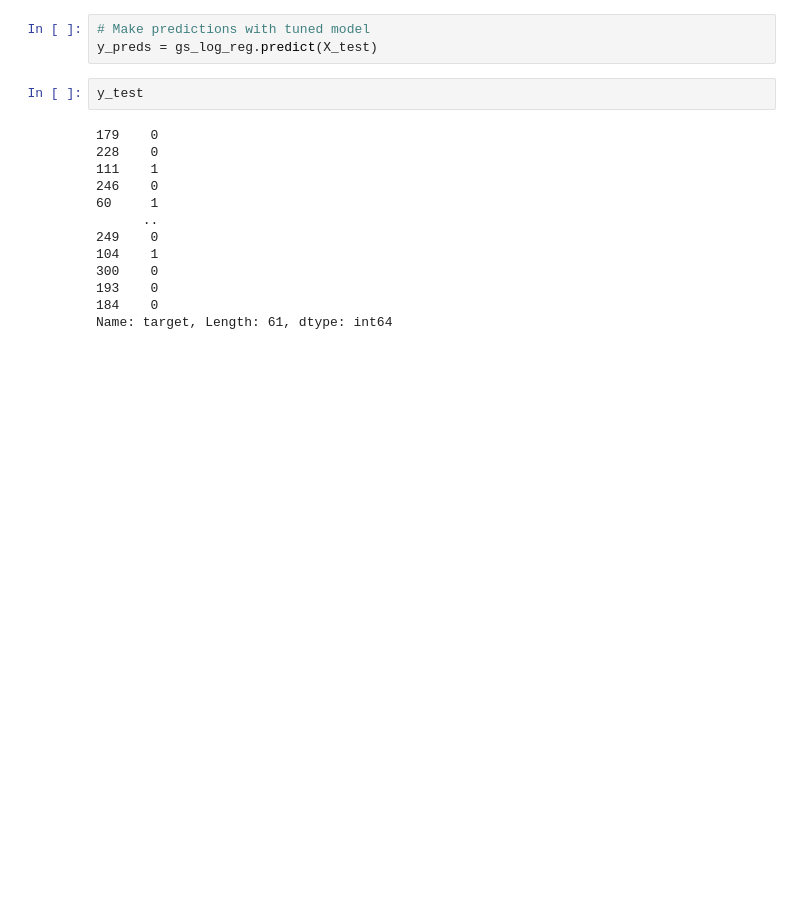
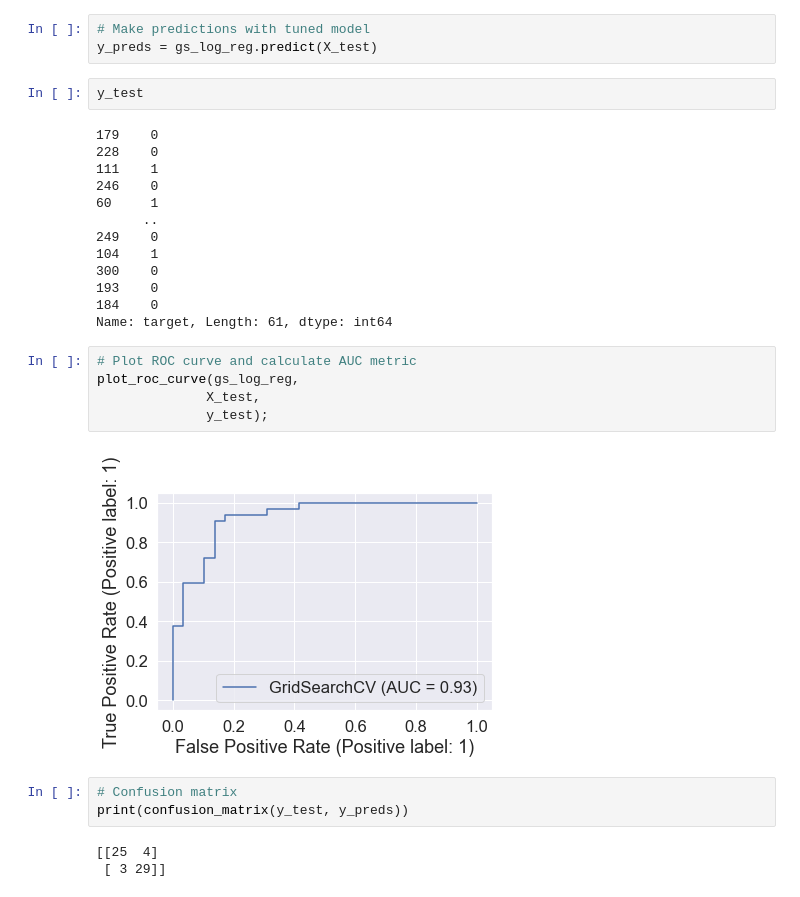
Before and after one commit to nirmitsakre/Classification-example-end-to-end-heart-disease-data, a Jupyter notebook: end-to-end-heart-disease-classification.ipynb, the cells around one changed output. Drawn from its saved outputs; the diff is of its cells as text; blank space fills up the shorter version.

```diff
--- a/end-to-end-heart-disease-classification.ipynb
+++ b/end-to-end-heart-disease-classification.ipynb
@@ -714,3 +701,16 @@ y_test
 193    0
 184    0
 Name: target, Length: 61, dtype: int64
+# %%
+# Plot ROC curve and calculate AUC metric
+plot_roc_curve(gs_log_reg,
+              X_test,
+              y_test);
+# %% [output]
+[figure, added]
+# %%
+# Confusion matrix
+print(confusion_matrix(y_test, y_preds))
+# %% [output]
+[[25  4]
+ [ 3 29]]
```
Also changed, not shown: parts of 35 cells of this notebook.
